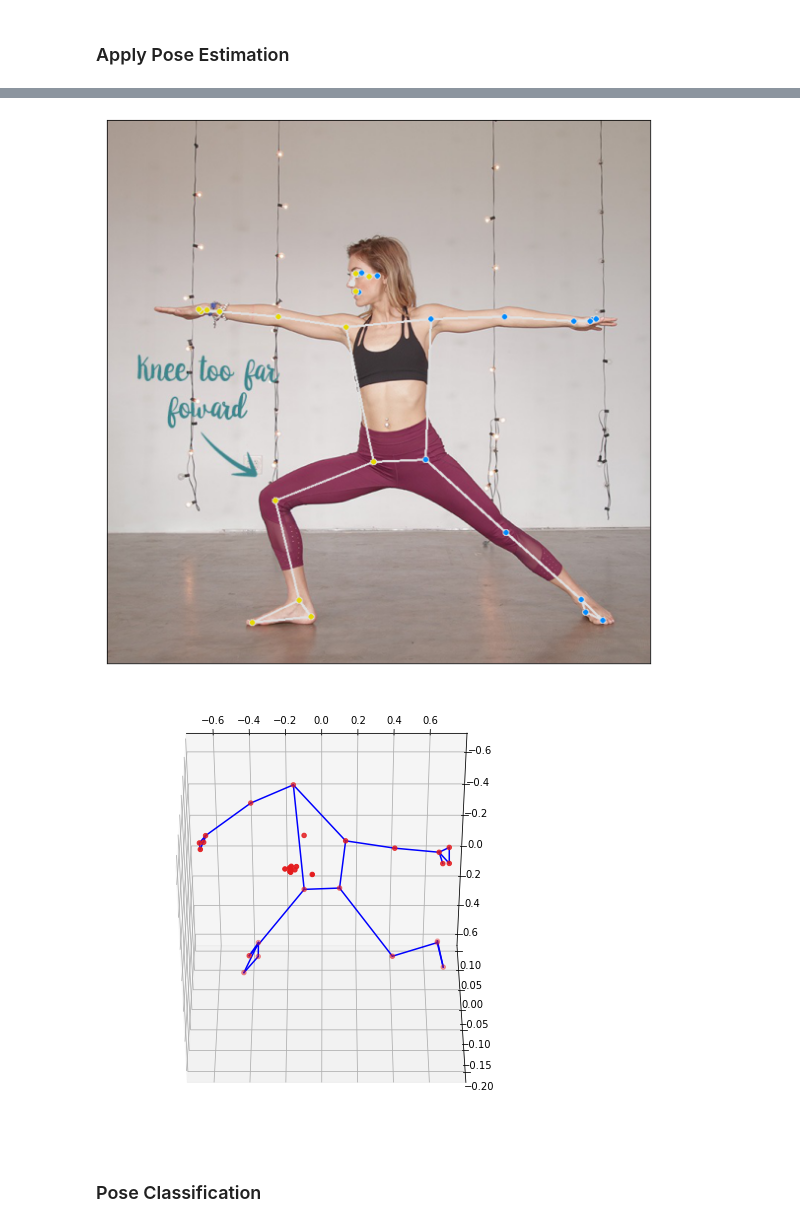
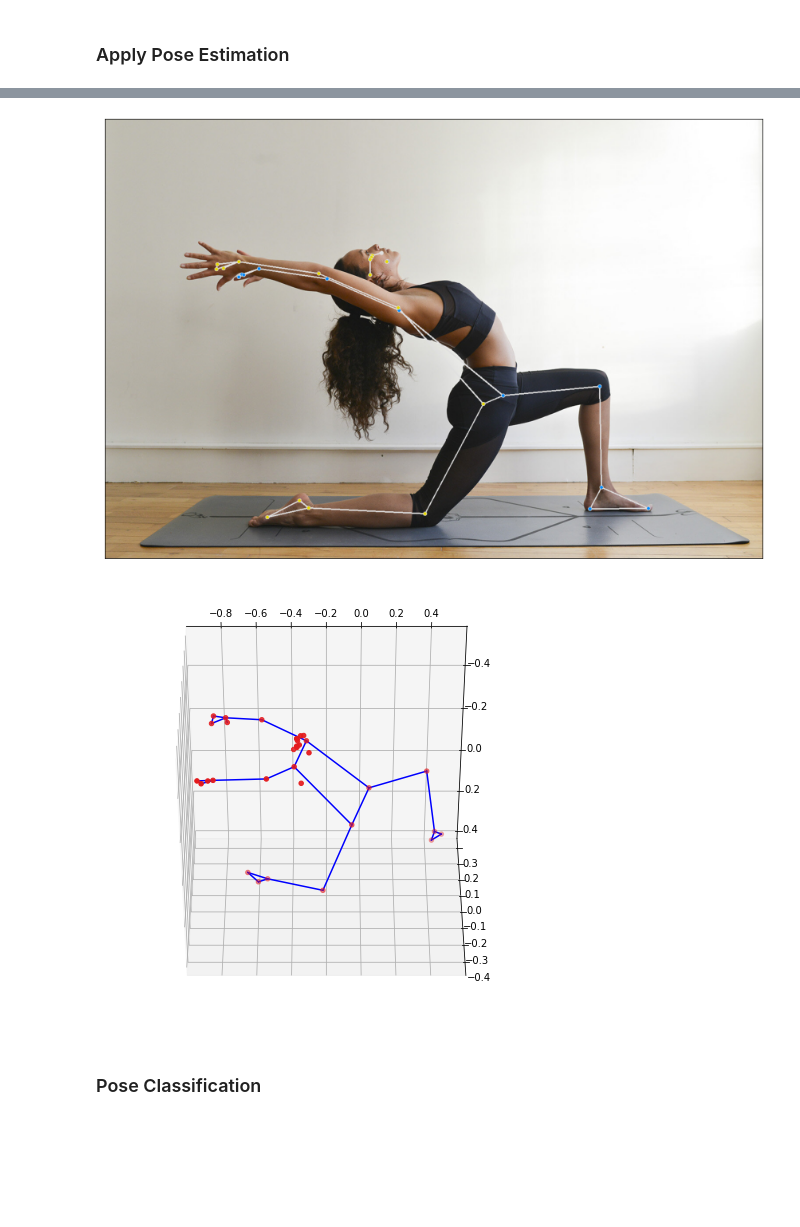
Before and after one commit to alec-flowers/visual_intelligence, a Jupyter notebook: notebooks/Pose Correction Pipeline.ipynb, the cells around one changed output, grey strips where cells are left out. Cells and saved outputs as stored; diff of their text form; code cells hidden in the pictures; blank space fills up the shorter version.

```diff
--- a/notebooks/Pose Correction Pipeline.ipynb
+++ b/notebooks/Pose Correction Pipeline.ipynb
@@ -22,7 +28,10 @@ from baseline import get_angle_confidence_intervals, create_pose_df, warrior_pos
 # %%
-PATH = "/0_warrior2/Ashton-warrior-2-wrong.jpg"
+# TODO Make it so they can select an image or they can read in one at random
+# "/0_downwardDog/sddefault.jpg"
+# "/0_warrior2/Ashton-warrior-2-wrong.jpg"
+PATH = "/0_warrior1/Crescent+Lunge+1.jpg"
 EXAMPLE_PATH = str(TESTPATH)+PATH
 # %%
-image = TRANSFORM(Image.open(EXAMPLE_PATH))
-plot_image(image, dataloader=True)
+test_image = TRANSFORM(Image.open(EXAMPLE_PATH))
+plot_image(test_image, dataloader=True)
 # %% [output]
@@ -30,4 +39,4 @@ plot_image(image, dataloader=True)
 # %% [markdown]
 ### Apply Pose Estimation
 # %%
-result, annotated_image = estimate_poses(image, PATH, skip_image_annotation=False)
+test_result, annotated_test_image = estimate_poses(test_image, PATH, skip_image_annotation=False)
@@ -36,22 +43,22 @@ INFO: Created TensorFlow Lite XNNPACK delegate for CPU.
 # %%
-plot_image(annotated_image, dataloader=False)
+plot_image(annotated_test_image, dataloader=False)
 # %% [output]
-[figure, old version]
+[figure, new version]
 # %%
-val, _, nump = pose_landmarks_to_list(result, 'pose_world_landmarks')
+val, _, nump = pose_landmarks_to_list(test_result, 'pose_world_landmarks')
 
-df = pd.DataFrame.from_records([val]).rename(LANDMARK_DICT, axis=1)
-create_angle_features(df)
+df_test = pd.DataFrame.from_records([val]).rename(LANDMARK_DICT, axis=1)
+create_angle_features(df_test)
 
-numpy_data = np.array([nump])
+np_test = np.array([nump])
 
-x = numpy_data[0].T[0]
-y = numpy_data[0].T[1]
-z = numpy_data[0].T[2]
+x = np_test[0].T[0]
+y = np_test[0].T[1]
+z = np_test[0].T[2]
 
 plot_3d_keypoints(x, y, z, -50, 270)
 # %% [output]
-[figure, old version]
+[figure, new version]
 # %% [markdown]
 ### Pose Classification
 # %%
```
Also changed, not shown: parts of 19 cells of this notebook, 18 other files.
